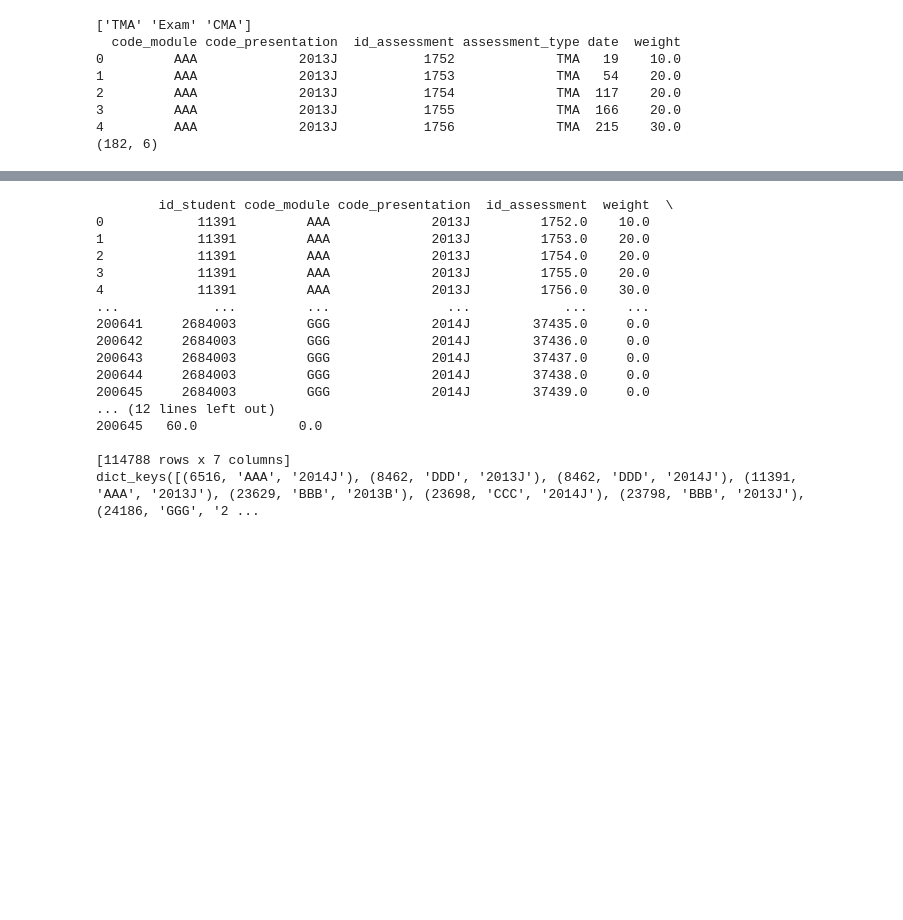
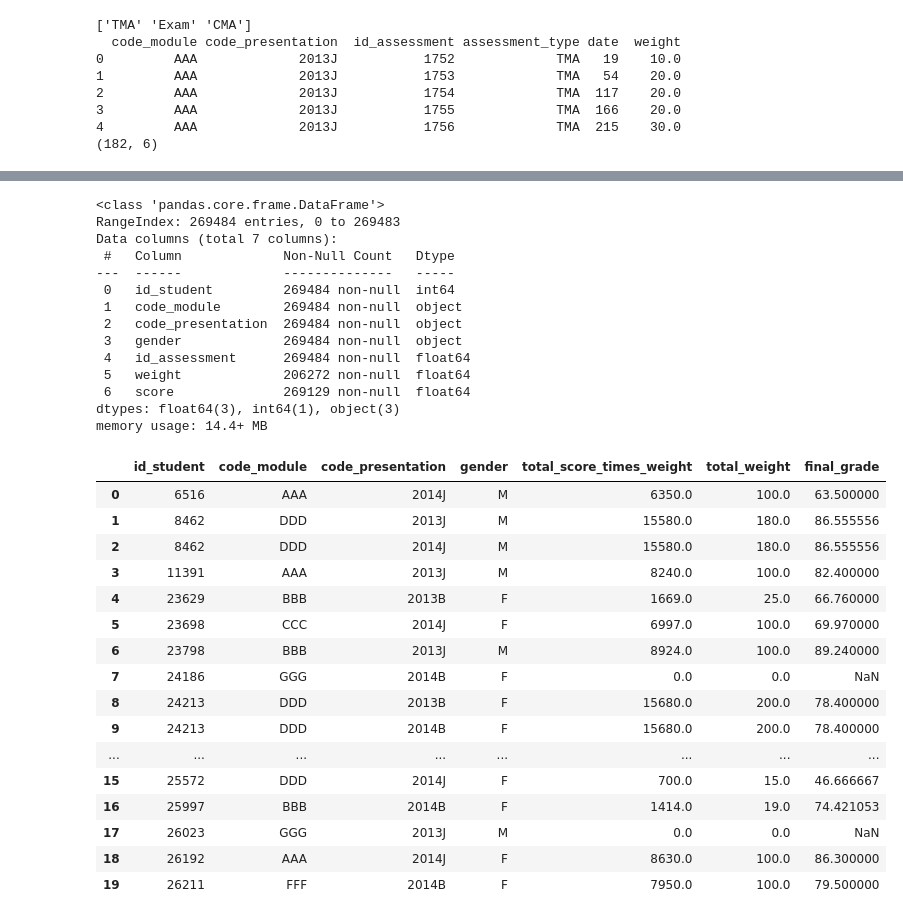
Before and after one commit to PameBlanca/FCD_UV_2025, a Jupyter notebook: Learning_analytics_project/notebooks/analisis_aprendizaje.ipynb, the cells around one changed output, grey strips where cells are left out. Drawn from its saved outputs; the diff is of its cells as text; code cells hidden in the pictures; blank space fills up the shorter version.

```diff
--- a/Learning_analytics_project/notebooks/analisis_aprendizaje.ipynb
+++ b/Learning_analytics_project/notebooks/analisis_aprendizaje.ipynb
@@ -275,6 +275,13 @@ Agregación de las notas finales en un único DataFrame, con promedio ponderado
 #code_module, code_presentation, id_student, gender están en student_registration_df
 student_and_modules_df = nan_student_registration_df[['id_student','code_module', 'code_presentation']].copy()
 print(student_and_modules_df.shape)
+
+#Incorporar gender a al nuevo df que está en student_info_df
+student_and_modules_df = student_and_modules_df.merge(
+    nan_student_info_df[['gender','id_student']],
+    on='id_student',
+    how='inner'
+)
 
 #Incorporar el id_assessment a al nuevo df que está en student_assessment_df
 student_and_modules_df = student_and_modules_df.merge(
@@ -366,25 +369 @@ dtype: object
 --------------------------------------------------
-# %%
-#DF final con Notas finales ponderadas por estudiante
-
-final_scores_by_student_df = scores_df.groupby(['id_student', 'code_module', 'code_presentation'])
-print(final_scores_by_student_df.head())
-print(final_scores_by_student_df.groups.keys())
-# %% [output]
-        id_student code_module code_presentation  id_assessment  weight  \
-0            11391         AAA             2013J         1752.0    10.0
-1            11391         AAA             2013J         1753.0    20.0
-2            11391         AAA             2013J         1754.0    20.0
-3            11391         AAA             2013J         1755.0    20.0
-4            11391         AAA             2013J         1756.0    30.0
-...            ...         ...               ...            ...     ...
-200641     2684003         GGG             2014J        37435.0     0.0
-200642     2684003         GGG             2014J        37436.0     0.0
-200643     2684003         GGG             2014J        37437.0     0.0
-200644     2684003         GGG             2014J        37438.0     0.0
-200645     2684003         GGG             2014J        37439.0     0.0
-... (12 lines left out)
-200645   60.0             0.0
-
-[114788 rows x 7 columns]
-dict_keys([(6516, 'AAA', '2014J'), (8462, 'DDD', '2013J'), (8462, 'DDD', '2014J'), (11391, 'AAA', '2013J'), (23629, 'BBB', '2013B'), (23698, 'CCC', '2014J'), (23798, 'BBB', '2013J'), (24186, 'GGG', '2 ...
@@ -396,0 +370,48 @@ dict_keys([(6516, 'AAA', '2014J'), (8462, 'DDD', '2013J'), (8462, 'DDD', '2014J'
+# %%
+#Agregación de las notas finales en un único DataFrame, con promedio ponderado de cada estudiante y su genero por curso realizado.
+scores_df.info()
+
+#Nueva columna con score * weight
+scores_df['score_times_weight'] = scores_df['score'] * scores_df['weight']
+
+#DF final con Notas finales ponderadas por estudiante
+aggregated_df = scores_df.groupby(['id_student', 'code_module', 'code_presentation', 'gender']).agg(
+    total_score_times_weight=('score_times_weight', 'sum'),
+    total_weight=('weight', 'sum')
+).reset_index()
+
+aggregated_df['final_grade'] = aggregated_df['total_score_times_weight'] / aggregated_df['total_weight']
+
+aggregated_df.head(20)
+# %% [output]
+<class 'pandas.core.frame.DataFrame'>
+RangeIndex: 269484 entries, 0 to 269483
+Data columns (total 7 columns):
+ #   Column             Non-Null Count   Dtype
+---  ------             --------------   -----
+ 0   id_student         269484 non-null  int64
+ 1   code_module        269484 non-null  object
+ 2   code_presentation  269484 non-null  object
+ 3   gender             269484 non-null  object
+ 4   id_assessment      269484 non-null  float64
+ 5   weight             206272 non-null  float64
+ 6   score              269129 non-null  float64
+dtypes: float64(3), int64(1), object(3)
+memory usage: 14.4+ MB
+|  | id_student | code_module | code_presentation | gender | total_score_times_weight | total_weight | final_grade |
+| 0 | 6516 | AAA | 2014J | M | 6350.0 | 100.0 | 63.500000 |
+| 1 | 8462 | DDD | 2013J | M | 15580.0 | 180.0 | 86.555556 |
+| 2 | 8462 | DDD | 2014J | M | 15580.0 | 180.0 | 86.555556 |
+| 3 | 11391 | AAA | 2013J | M | 8240.0 | 100.0 | 82.400000 |
+| 4 | 23629 | BBB | 2013B | F | 1669.0 | 25.0 | 66.760000 |
+| 5 | 23698 | CCC | 2014J | F | 6997.0 | 100.0 | 69.970000 |
+| 6 | 23798 | BBB | 2013J | M | 8924.0 | 100.0 | 89.240000 |
+| 7 | 24186 | GGG | 2014B | F | 0.0 | 0.0 | NaN |
+| 8 | 24213 | DDD | 2013B | F | 15680.0 | 200.0 | 78.400000 |
+| 9 | 24213 | DDD | 2014B | F | 15680.0 | 200.0 | 78.400000 |
+| ... | ... | ... | ... | ... | ... | ... | ... |
+| 15 | 25572 | DDD | 2014J | F | 700.0 | 15.0 | 46.666667 |
+| 16 | 25997 | BBB | 2014B | F | 1414.0 | 19.0 | 74.421053 |
+| 17 | 26023 | GGG | 2013J | M | 0.0 | 0.0 | NaN |
+| 18 | 26192 | AAA | 2014J | F | 8630.0 | 100.0 | 86.300000 |
+| 19 | 26211 | FFF | 2014B | F | 7950.0 | 100.0 | 79.500000 |
```
Also changed, not shown: parts of 7 cells of this notebook.
